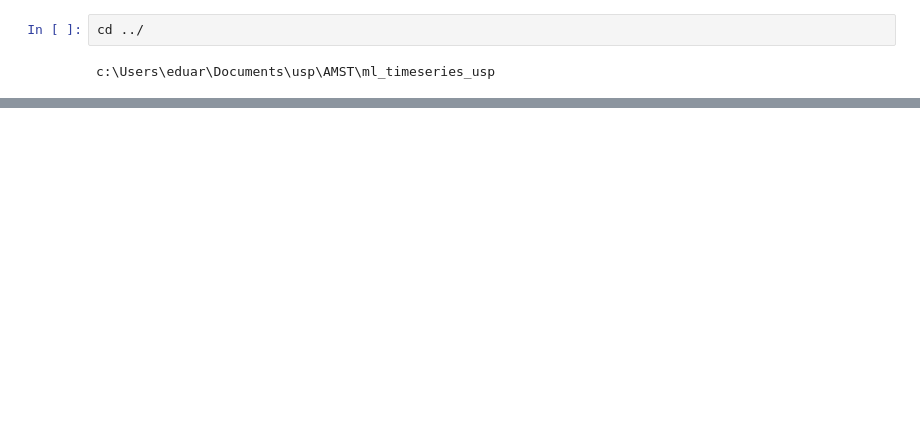
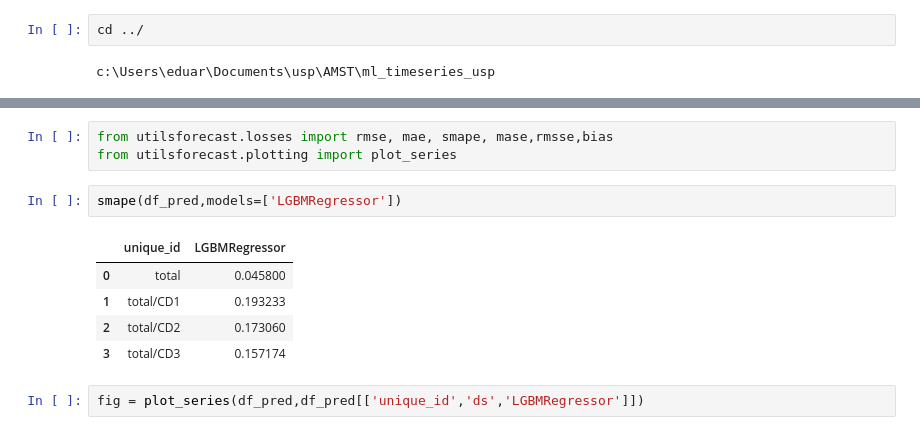
Before and after one commit to eduardozanutti/ml_timeseries_usp, a Jupyter notebook: notebooks/beta_test.ipynb, the cells around one changed output, grey strips where cells are left out. Cells and saved outputs as stored; diff of their text form; blank space fills up the shorter version.

```diff
--- a/notebooks/beta_test.ipynb
+++ b/notebooks/beta_test.ipynb
@@ -552,0 +183,13 @@ Y_df
+# %%
+from utilsforecast.losses import rmse, mae, smape, mase,rmsse,bias
+from utilsforecast.plotting import plot_series
+# %%
+smape(df_pred,models=['LGBMRegressor'])
+# %% [output]
+|  | unique_id | LGBMRegressor |
+| 0 | total | 0.045800 |
+| 1 | total/CD1 | 0.193233 |
+| 2 | total/CD2 | 0.173060 |
+| 3 | total/CD3 | 0.157174 |
+# %%
+fig = plot_series(df_pred,df_pred[['unique_id','ds','LGBMRegressor']])
```
Also changed, not shown: parts of 65 cells of this notebook, 18 other files.
